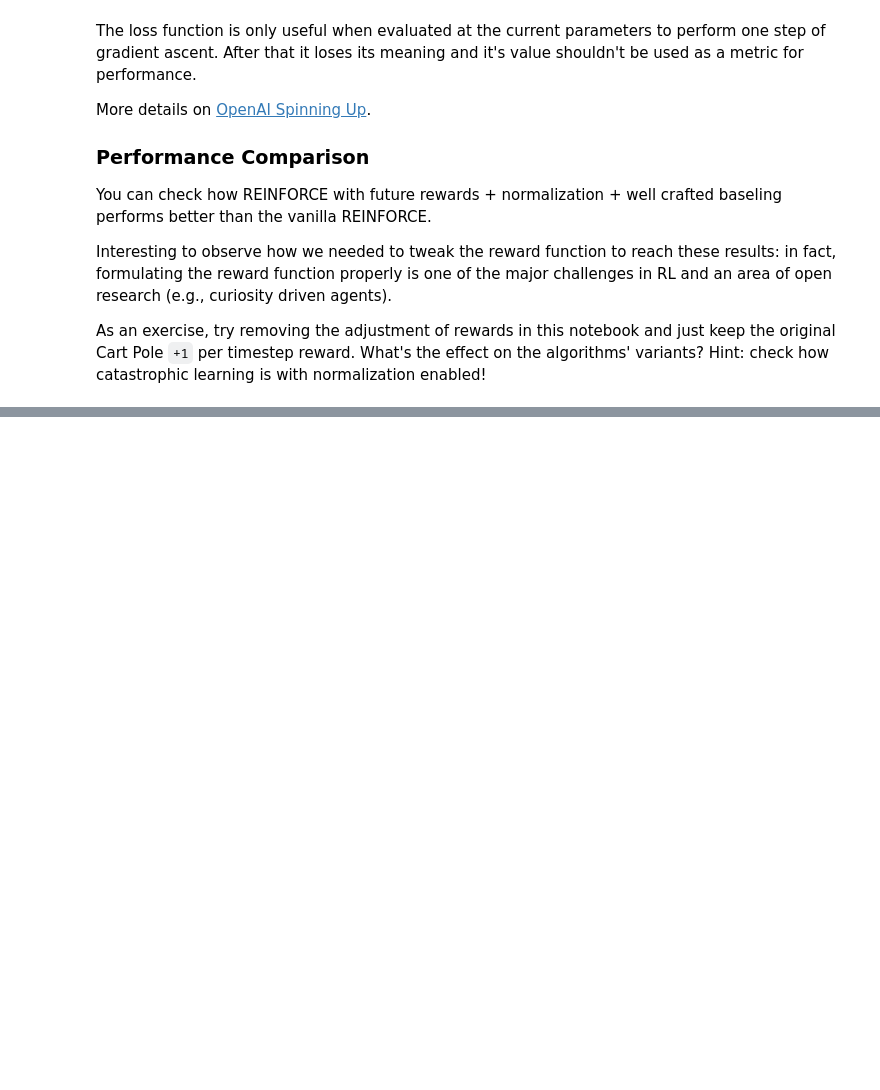
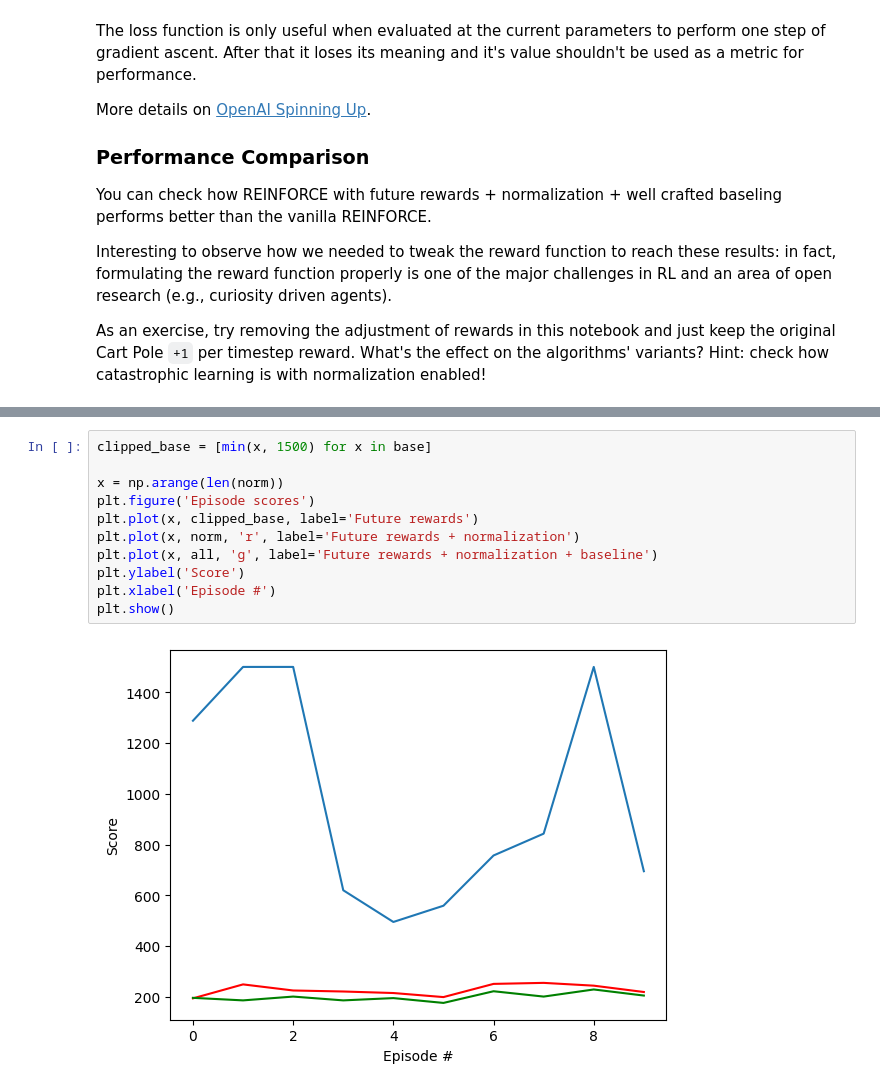
Before and after one commit to alessiodm/drl-zh, a Jupyter notebook: solution/04_PG.ipynb, the cells around one changed output, grey strips where cells are left out. Saved outputs shown, nothing was run; the diff lists cells and outputs as text; blank space fills up the shorter version.

```diff
--- a/solution/04_PG.ipynb
+++ b/solution/04_PG.ipynb
@@ -348,0 +412,13 @@ plt.show()
+# %%
+clipped_base = [min(x, 1500) for x in base]
+
+x = np.arange(len(norm))
+plt.figure('Episode scores')
+plt.plot(x, clipped_base, label='Future rewards')
+plt.plot(x, norm, 'r', label='Future rewards + normalization')
+plt.plot(x, all, 'g', label='Future rewards + normalization + baseline')
+plt.ylabel('Score')
+plt.xlabel('Episode #')
+plt.show()
+# %% [output]
+[figure, added]
```
Also changed, not shown: parts of 6 cells of this notebook.
